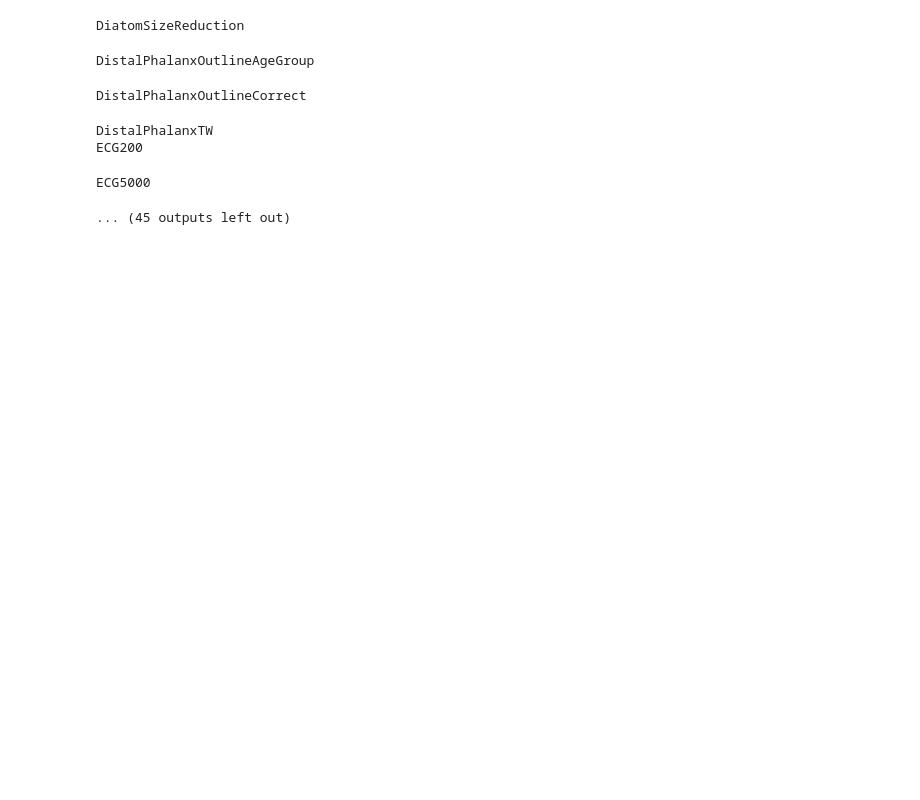
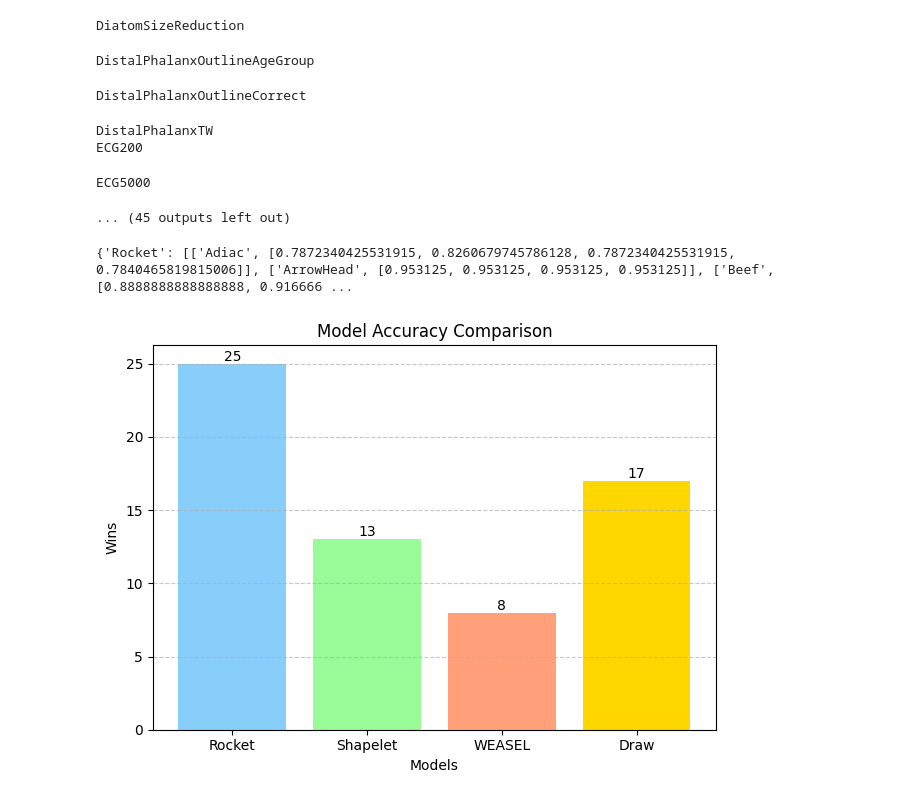
Before and after one commit to VladFearo/Rocket-Weasel-Shapelet-Comparison, a Jupyter notebook: model_comparisons.ipynb, the cells around one changed output. Saved outputs shown, nothing was run; the diff lists cells and outputs as text; code cells hidden in the pictures; blank space fills up the shorter version.

```diff
--- a/model_comparisons.ipynb
+++ b/model_comparisons.ipynb
@@ -770,3 +771,61 @@ file_path = "output.json"
 # Save the dictionary as a JSON file
 with open(file_path, "w") as json_file:
     json.dump(evals, json_file)
+# %%
+import json
+
+# Open the JSON file
+with open('output.json', 'r') as file:
+    # Load the JSON data
+    data = json.load(file)
+
+# Now 'data' contains the contents of the JSON file
+# You can access the data as needed
+print(data)
+# %% [output]
+{'Rocket': [['Adiac', [0.7872340425531915, 0.8260679745786128, 0.7872340425531915, 0.7840465819815006]], ['ArrowHead', [0.953125, 0.953125, 0.953125, 0.953125]], ['Beef', [0.8888888888888888, 0.916666 ...
+# %%
+def plot_wins(rocket_wins, shapelet_wins, weasel_wins, draw, parameter):
+    # Define the labels and values for the bar plot
+    labels = ['Rocket', 'Shapelet', 'WEASEL', 'Draw']
+    wins = [rocket_wins, shapelet_wins, weasel_wins, draw]
+
+    # Plot the bar graph
+    plt.bar(labels, wins, color=['#87CEFA', '#98FB98', '#FFA07A', '#FFD700'])
+    plt.grid(axis='y', linestyle='--', alpha=0.7)
+
+    # Add text labels on top of each bar
+    for i in range(len(labels)):
+        plt.text(i, wins[i], str(wins[i]), ha='center', va='bottom')
+
+    plt.xlabel('Models')
+    plt.ylabel('Wins')
+    plt.title(f'Model {parameter} Comparison')
+    plt.tight_layout()  # Adjust layout to prevent clipping
+
+    plt.show()
+# %%
+rocket_data = data['Rocket']
+shapelet_data = data['Shapelet']
+weasel_data = data['WEASEL']
+# %%
+def count_wins(rocket_data, shapelet_data, weasel_data, parameter, index):
+    rocket_wins = shapelet_wins = weasel_wins = draw = 0
+    for rocket_model, shapelet_model, weasel_model in zip(rocket_data, shapelet_data, weasel_data):
+        rocket_parameter = rocket_model[1][index]
+        shapelet_parameter = shapelet_model[1][index]
+        weasel_parameter = weasel_model[1][index]
+        if  rocket_parameter > shapelet_parameter and rocket_parameter > weasel_parameter:
+            rocket_wins += 1
+        elif shapelet_parameter > rocket_parameter and shapelet_parameter > weasel_parameter:
+            shapelet_wins += 1
+        elif weasel_parameter > rocket_parameter and weasel_parameter > shapelet_parameter:
+            weasel_wins += 1
+        else:
+            # Draw, no one wins
+            draw += 1
+    plot_wins(rocket_wins, shapelet_wins, weasel_wins, draw, parameter)
+# %%
+count_wins(rocket_data, shapelet_data, weasel_data, 'Accuracy', 0)
+# %% [output]
+[figure, added]
```
Also changed, not shown: parts of 19 cells of this notebook.
